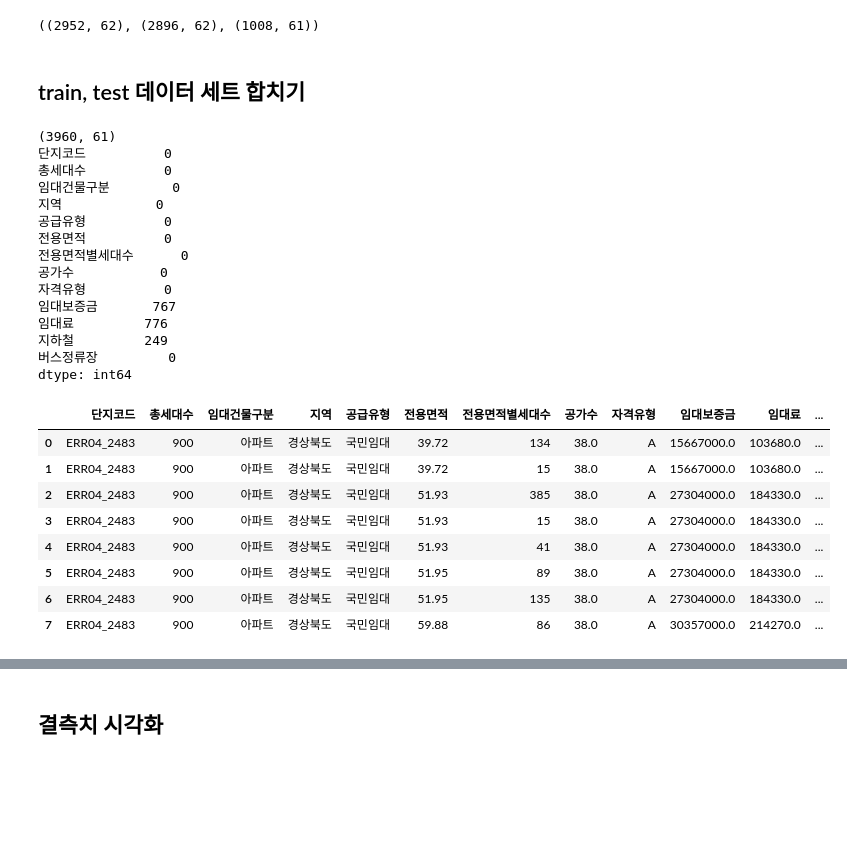
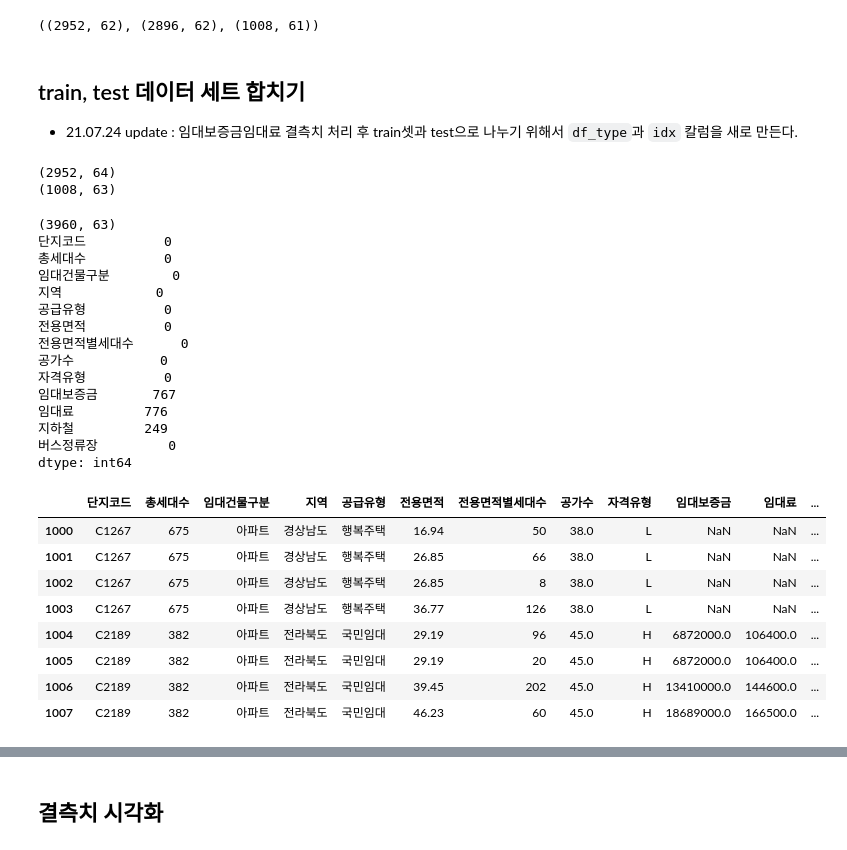
Before and after one commit to likelion-aischool-10/parking_demand_competition, a Jupyter notebook: 임대보증금 및 임대료 예측/0722_임대보증금임대료_전처리.ipynb, the cells around one changed output, grey strips where cells are left out. Cells and saved outputs as stored; diff of their text form; code cells hidden in the pictures; blank space fills up the shorter version.

```diff
--- a/임대보증금 및 임대료 예측/0722_임대보증금임대료_전처리.ipynb
+++ b/임대보증금 및 임대료 예측/0722_임대보증금임대료_전처리.ipynb
@@ -12,47 +12,61 @@ rcParams['axes.unicode_minus'] = False
 # %%
 path = './data/'
 
-train = pd.read_csv(path+"train_preprocessed.csv")
-train_errx = pd.read_csv(path+"train_errx_preprocessed.csv")
-test = pd.read_csv(path+"test_preprocessed.csv")
+train = pd.read_csv(path+"2_train.csv")
+train_errx = pd.read_csv(path+"2_train_errx.csv")
+test = pd.read_csv(path+"2_test.csv")
 sub = pd.read_csv(path + 'sample_submission.csv')
 
 train.shape, train_errx.shape, test.shape
 # %% [output]
 ((2952, 62), (2896, 62), (1008, 61))
-# %% [markdown]
-## train, test 데이터 세트 합치기
+# %% [markdown]
+## train, test 데이터 세트 합치기
+- 21.07.24 update : 임대보증금임대료 결측치 처리 후 train셋과 test으로 나누기 위해서 `df_type`과 `idx` 칼럼을 새로 만든다.
+# %%
+# train과 test index 저장하기
+train['df_type'] = 'train'
+test['df_type'] = 'test'
+
+train['idx'] = train.index
+test['idx'] = test.index
+
+print(train.shape)
+print(test.shape)
+# %% [output]
+(2952, 64)
+(1008, 63)
 # %%
 all_df = pd.concat([train.drop("등록차량수",axis=1), test])
 print(all_df.shape)
 print(all_df.iloc[:,:13].isnull().sum() )
 
-all_df.iloc[:,:13].head(8)
+all_df.iloc[:,:13].tail(8)
 # %% [output]
-(3960, 61)
+(3960, 63)
 단지코드          0
 총세대수          0
 임대건물구분        0
 지역            0
 공급유형          0
 전용면적          0
 전용면적별세대수      0
 공가수           0
 자격유형          0
 임대보증금       767
 임대료         776
 지하철         249
 버스정류장         0
 dtype: int64
 |  | 단지코드 | 총세대수 | 임대건물구분 | 지역 | 공급유형 | 전용면적 | 전용면적별세대수 | 공가수 | 자격유형 | 임대보증금 | 임대료 | ... |
-| 0 | ERR04_2483 | 900 | 아파트 | 경상북도 | 국민임대 | 39.72 | 134 | 38.0 | A | 15667000.0 | 103680.0 | ... |
-| 1 | ERR04_2483 | 900 | 아파트 | 경상북도 | 국민임대 | 39.72 | 15 | 38.0 | A | 15667000.0 | 103680.0 | ... |
-| 2 | ERR04_2483 | 900 | 아파트 | 경상북도 | 국민임대 | 51.93 | 385 | 38.0 | A | 27304000.0 | 184330.0 | ... |
-| 3 | ERR04_2483 | 900 | 아파트 | 경상북도 | 국민임대 | 51.93 | 15 | 38.0 | A | 27304000.0 | 184330.0 | ... |
-| 4 | ERR04_2483 | 900 | 아파트 | 경상북도 | 국민임대 | 51.93 | 41 | 38.0 | A | 27304000.0 | 184330.0 | ... |
-| 5 | ERR04_2483 | 900 | 아파트 | 경상북도 | 국민임대 | 51.95 | 89 | 38.0 | A | 27304000.0 | 184330.0 | ... |
-| 6 | ERR04_2483 | 900 | 아파트 | 경상북도 | 국민임대 | 51.95 | 135 | 38.0 | A | 27304000.0 | 184330.0 | ... |
-| 7 | ERR04_2483 | 900 | 아파트 | 경상북도 | 국민임대 | 59.88 | 86 | 38.0 | A | 30357000.0 | 214270.0 | ... |
+| 1000 | C1267 | 675 | 아파트 | 경상남도 | 행복주택 | 16.94 | 50 | 38.0 | L | NaN | NaN | ... |
+| 1001 | C1267 | 675 | 아파트 | 경상남도 | 행복주택 | 26.85 | 66 | 38.0 | L | NaN | NaN | ... |
+| 1002 | C1267 | 675 | 아파트 | 경상남도 | 행복주택 | 26.85 | 8 | 38.0 | L | NaN | NaN | ... |
+| 1003 | C1267 | 675 | 아파트 | 경상남도 | 행복주택 | 36.77 | 126 | 38.0 | L | NaN | NaN | ... |
+| 1004 | C2189 | 382 | 아파트 | 전라북도 | 국민임대 | 29.19 | 96 | 45.0 | H | 6872000.0 | 106400.0 | ... |
+| 1005 | C2189 | 382 | 아파트 | 전라북도 | 국민임대 | 29.19 | 20 | 45.0 | H | 6872000.0 | 106400.0 | ... |
+| 1006 | C2189 | 382 | 아파트 | 전라북도 | 국민임대 | 39.45 | 202 | 45.0 | H | 13410000.0 | 144600.0 | ... |
+| 1007 | C2189 | 382 | 아파트 | 전라북도 | 국민임대 | 46.23 | 60 | 45.0 | H | 18689000.0 | 166500.0 | ... |
 # %%
 # 임대보증금과 임대료 결측치 없는 데이터셋을 train_new로
 train_new = all_df[(all_df['임대보증금'].notnull()) & (all_df['임대료'].notnull())]
```
Also changed, not shown: parts of 3 cells of this notebook, 3 other files.
